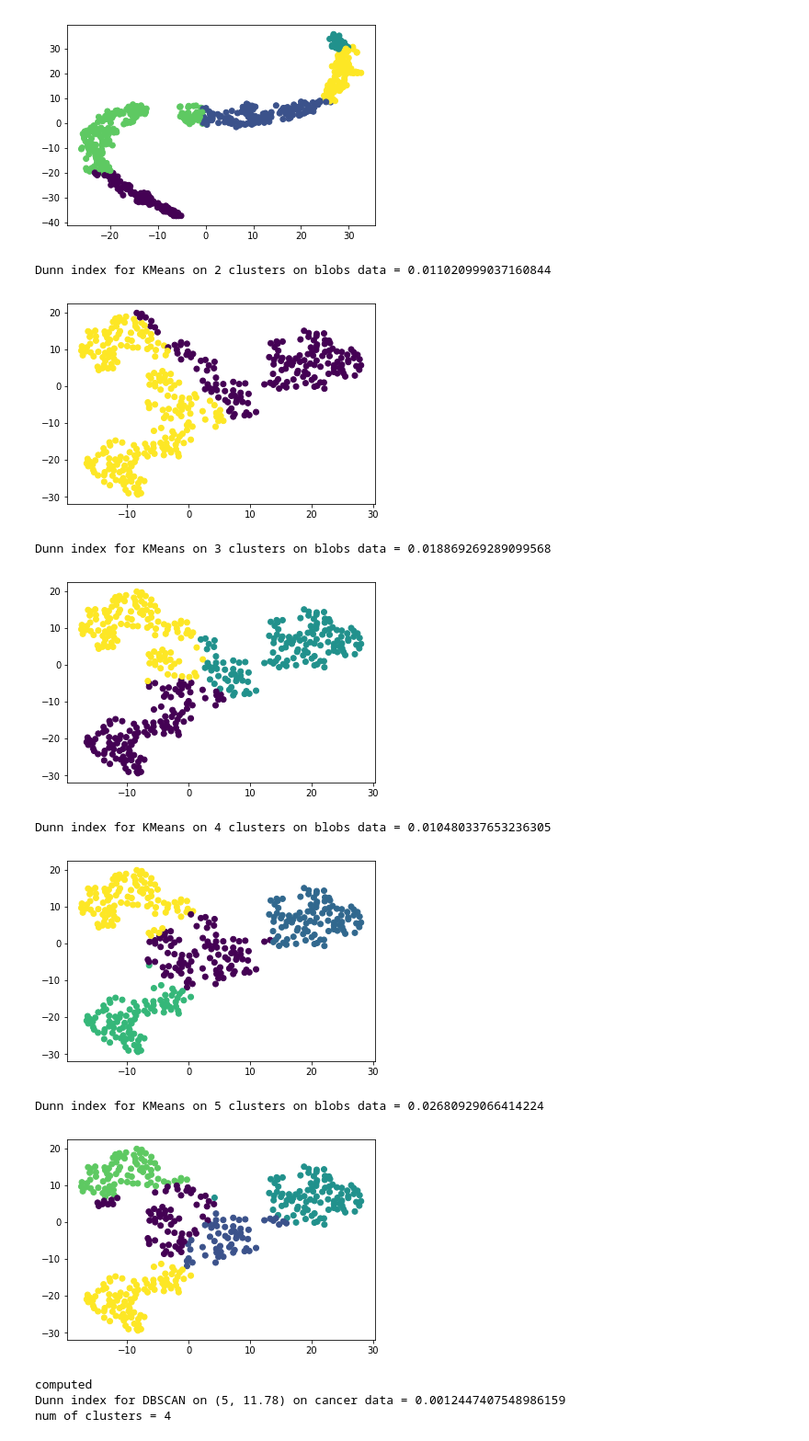
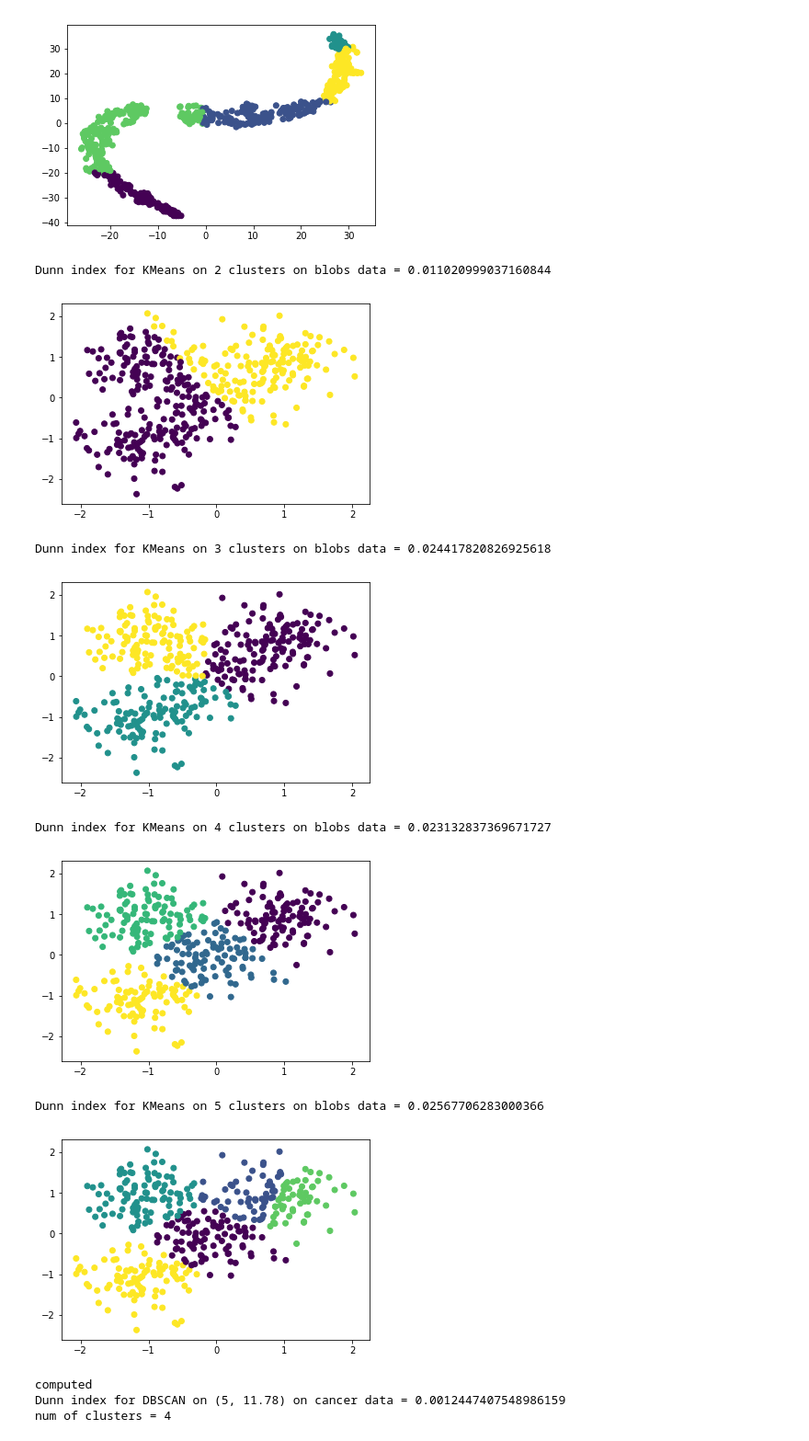
Before and after one commit to akhvorov/ml-1-ifmo-course, a Jupyter notebook: 2/Clusterization.ipynb, the cells around one changed output. Shown at 92% size. Cells and saved outputs as stored; diff of their text form; code cells hidden in the pictures.

```diff
--- a/2/Clusterization.ipynb
+++ b/2/Clusterization.ipynb
@@ -129,20 +128,20 @@ Dunn index for KMeans on 5 clusters on cancer data = 0.003931653210995027
 # %%
 for n_clusters in range(2, 6):
     kmeans = KMeans(n_clusters=n_clusters)
     kmeans.fit(blobs_features, max_iter=10)
     pred = kmeans.predict(blobs_features)
     score = dunn_index(blobs_features, pred)
     print(f"Dunn index for KMeans on {n_clusters} clusters on blobs data = {score}")
-    show_clusters(blobs2d, pred)
+    show_clusters(blobs_features, pred)
 # %% [output]
 Dunn index for KMeans on 2 clusters on blobs data = 0.011020999037160844
-[figure, old version]
+[figure, new version]
-Dunn index for KMeans on 3 clusters on blobs data = 0.018869269289099568
+Dunn index for KMeans on 3 clusters on blobs data = 0.024417820826925618
-[figure, old version]
+[figure, new version]
-Dunn index for KMeans on 4 clusters on blobs data = 0.010480337653236305
+Dunn index for KMeans on 4 clusters on blobs data = 0.023132837369671727
-[figure, old version]
+[figure, new version]
-Dunn index for KMeans on 5 clusters on blobs data = 0.02680929066414224
+Dunn index for KMeans on 5 clusters on blobs data = 0.02567706283000366
-[figure, old version]
+[figure, new version]
 # %%
 class DBSCAN():
     def __init__(self, minN, eps, norm=np.linalg.norm):
```
Also changed, not shown: parts of 3 cells of this notebook.
